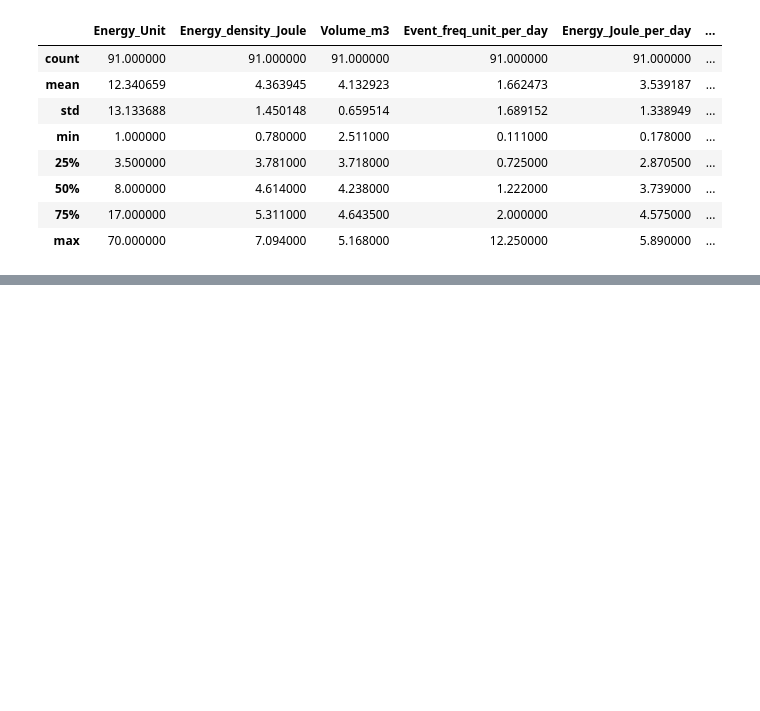
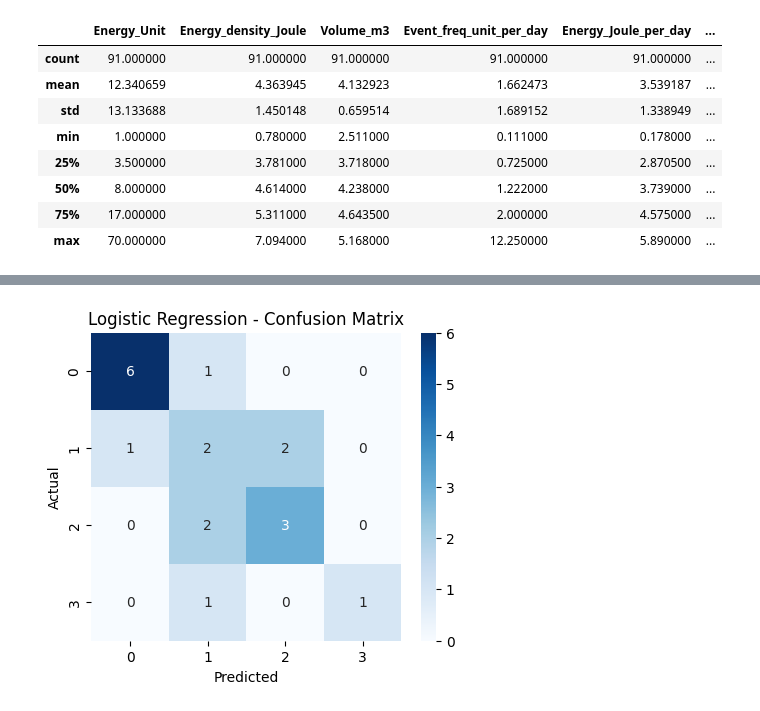
Before and after one commit to aliirshad3098/RockBurst_Prediction_In_Tunnel, a Jupyter notebook: cleaning_data.ipynb, the cells around one changed output, grey strips where cells are left out. Saved outputs shown, nothing was run; the diff lists cells and outputs as text; code cells hidden in the pictures; blank space fills up the shorter version.

```diff
--- a/cleaning_data.ipynb
+++ b/cleaning_data.ipynb
@@ -106,5 +112,5 @@ dtype: int64
 # %%
 from sklearn.preprocessing import LabelEncoder
 
-le = LabelEncoder()
-df["Intensity_Level_encoded"] = le.fit_transform(df["Intensity_Level"])
+Intensity_level_mapping={"Stable":0,"Slight":1,"Moderate":2,"Intense":3}
+df["Intensity_Level_encoded"]=df["Intensity_Level"].map(Intensity_level_mapping)
@@ -123 +135,10 @@ df.describe()
+# %%
+# Energy per Volume  (Formula: Energy_Unit / Volume_m3)
+df["Energy_per_Volume"]=df["Energy_Unit"]/df["Volume_m3"]
+# %%
+# Energy per Duration (Formula: Energy_Unit / Duration_days)
+df["Energy_per_Duration"]=df["Energy_Unit"]/df["Duration_days"]
+# %%
+# Volume Change Rate (Formula: Volume_m3_per_day / Duration_days)
+df["Volume_Change_Rate"]=df["Volume_m3_per_day"]/df["Duration_days"]
 # %%
@@ -125,0 +147,69 @@ df.to_csv('Data/Rockburst_in_tunnel.csv', index=False)
+# %%
+import pandas as pd
+import numpy as np
+from sklearn.model_selection import train_test_split
+from sklearn.metrics import accuracy_score, classification_report, confusion_matrix
+from sklearn.linear_model import LogisticRegression
+from sklearn.ensemble import RandomForestClassifier
+from sklearn.svm import SVC
+from xgboost import XGBClassifier
+import seaborn as sns
+import matplotlib.pyplot as plt
+
+# ---------------------
+# 1. Features & Target
+# ---------------------
+X = df.drop(columns=['Intensity_Level_encoded', 'Intensity_Level'])
+y = df['Intensity_Level_encoded']
+
+# Split
+X_train, X_test, y_train, y_test = train_test_split(
+    X, y, test_size=0.2, random_state=42, stratify=y
+)
+
+# ---------------------
+# 2. Models
+# ---------------------
+models = {
+    "Logistic Regression": LogisticRegression(max_iter=1000),
+    "Random Forest": RandomForestClassifier(n_estimators=200, random_state=42),
+    "SVM": SVC(kernel='rbf', probability=True, random_state=42),
+    "XGBoost": XGBClassifier(eval_metric='mlogloss', random_state=42)
+}
+
+results = {}
+
+# ---------------------
+# 3. Training & Evaluation
+# ---------------------
+for name, model in models.items():
+    model.fit(X_train, y_train)
+    preds = model.predict(X_test)
+    acc = accuracy_score(y_test, preds)
+    results[name] = acc
+
+    print(f"\n{name} Performance:")
+    print("Accuracy:", acc)
+    print("Classification Report:\n", classification_report(y_test, preds))
+
+    # Confusion Matrix
+    cm = confusion_matrix(y_test, preds)
+    plt.figure(figsize=(5,4))
+    sns.heatmap(cm, annot=True, fmt='d', cmap='Blues',
+                xticklabels=np.unique(y),
+                yticklabels=np.unique(y))
+    plt.title(f"{name} - Confusion Matrix")
+    plt.xlabel("Predicted")
+    plt.ylabel("Actual")
+    plt.show()
+
+# ---------------------
+# 4. Compare Model Accuracy
+# ---------------------
+plt.figure(figsize=(8,5))
+sns.barplot(x=list(results.keys()), y=list(results.values()), palette='viridis')
+plt.ylabel("Accuracy")
+plt.title("Model Accuracy Comparison")
+plt.ylim(0, 1)
+plt.show()
+# %% [output]
@@ -125,0 +229 @@ df.to_csv('Data/Rockburst_in_tunnel.csv', index=False)
+[figure, added]
```
Also changed, not shown: parts of 7 cells of this notebook, 7 other files.
